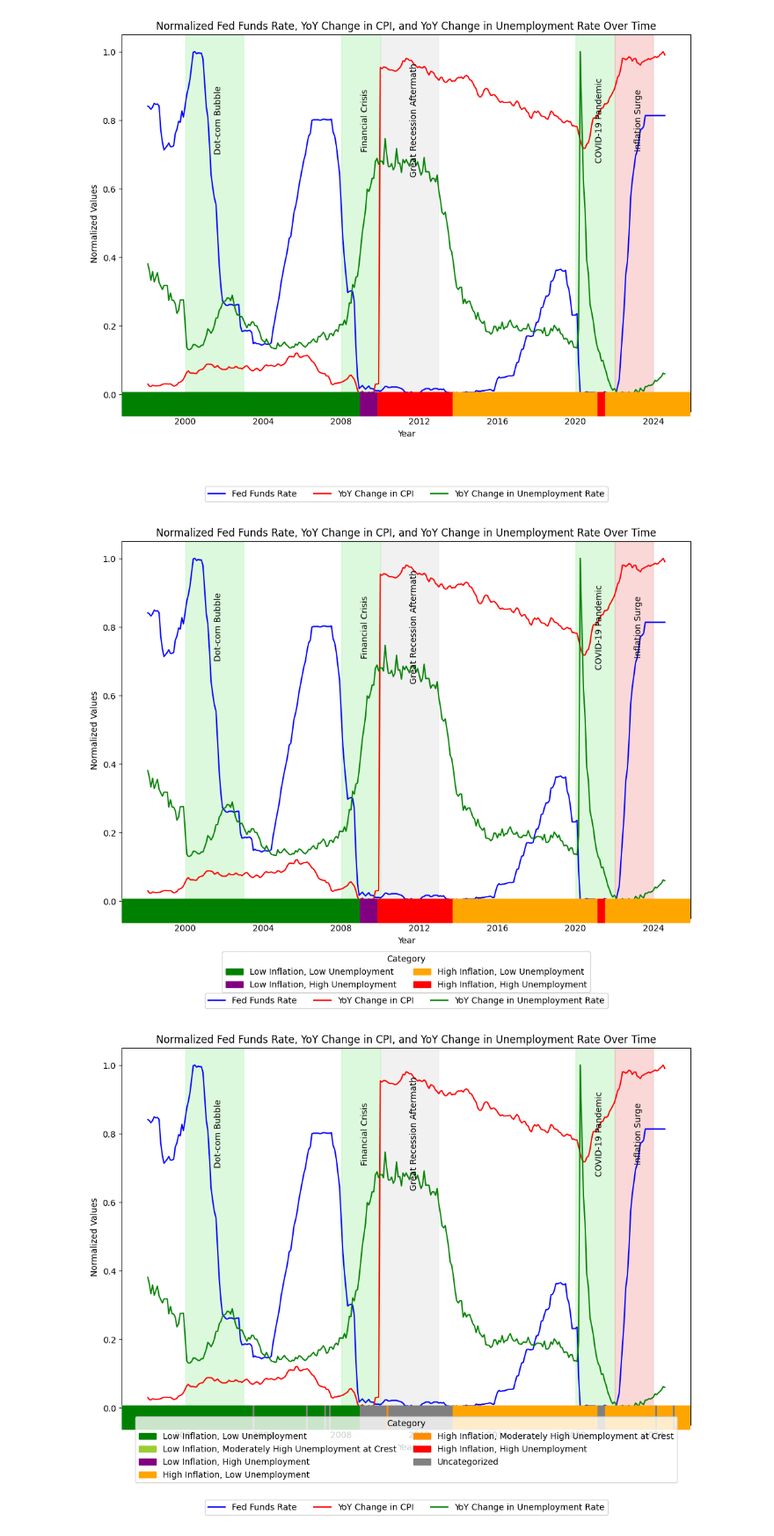
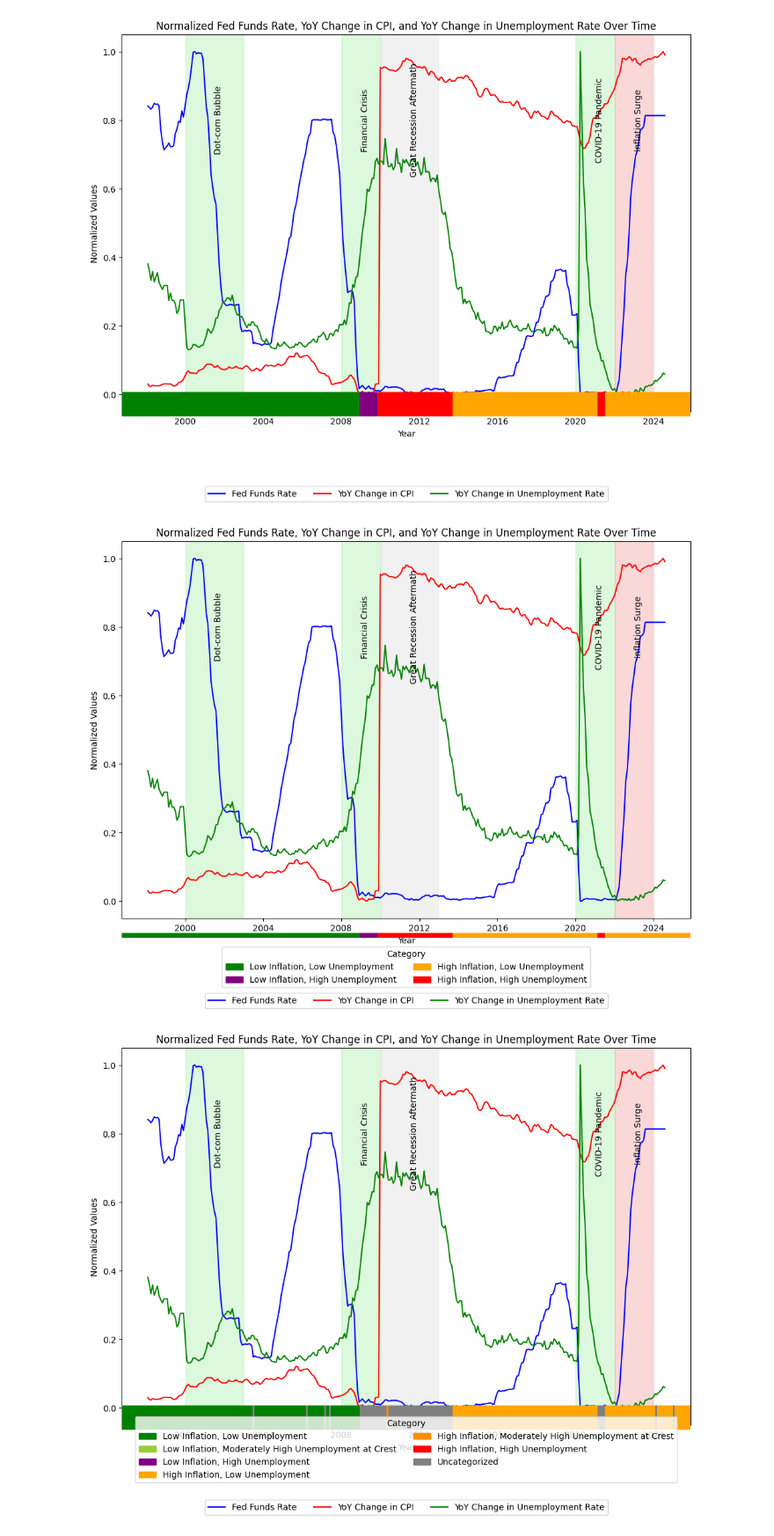
Before and after one commit to hawa1983/DATA-602, a Jupyter notebook: DATA_608_HW2.ipynb, the cells around one changed output. Shown at 88% size. Drawn from its saved outputs; the diff is of its cells as text; code cells hidden in the pictures.

```diff
--- a/DATA_608_HW2.ipynb
+++ b/DATA_608_HW2.ipynb
@@ -926,37 +926,37 @@ highlight_periods = [
     ('2020-01-01', '2021-12-31', 'COVID-19 Pandemic', 'lightgreen'),
     ('2022-01-01', '2024-01-01', 'Inflation Surge', 'lightcoral')
 ]
 
 for start, end, label, color in highlight_periods:
     ax1.axvspan(pd.to_datetime(start), pd.to_datetime(end), color=color, alpha=0.3)
     ax1.text(pd.to_datetime(start) + (pd.to_datetime(end) - pd.to_datetime(start)) / 2,
              0.8, label, rotation=90, verticalalignment='center')
 
 # Set labels and title
 ax1.set_xlabel('Year')
 ax1.set_ylabel('Normalized Values')
 ax1.set_title('Normalized Fed Funds Rate, YoY Change in CPI, and YoY Change in Unemployment Rate Over Time')
 ax1.legend(loc='lower center', bbox_to_anchor=(0.5, -0.25), ncol=3)
 
 # Add a border around the plot
 for spine in ax1.spines.values():
     spine.set_visible(True)
 
 # Create heatmap strip at the bottom for the categories
-heatmap_height = 0.05
-ax2 = fig.add_axes([0.125, 0.1, 0.775, heatmap_height])  # [left, bottom, width, height]
+heatmap_height = 0.01
+ax2 = fig.add_axes([0.125, 0.07, 0.775, heatmap_height])  # Adjust the 'bottom' parameter to move the heatmap down
 for i in range(len(merged_df) - 1):
     ax2.axvspan(merged_df['Date'].iloc[i], merged_df['Date'].iloc[i+1], color=merged_df['Category_Color'].iloc[i], lw=0)
 ax2.set_xlim([merged_df['Date'].min(), merged_df['Date'].max()])
 ax2.axis('off')
 
 # Create custom legend for the category colors
 category_patches = [Patch(color=color_map[key], label=key) for key in color_map.keys()]
-plt.legend(handles=category_patches, title="Category", loc='center', bbox_to_anchor=(0.5, -2), ncol=2)
+plt.legend(handles=category_patches, title="Category", loc='center', bbox_to_anchor=(0.5, -6), ncol=2)
 
 plt.show()
 # %% [output]
-[figure, old version]
+[figure, new version]
 # %%
 import pandas as pd
 import matplotlib.pyplot as plt
```
